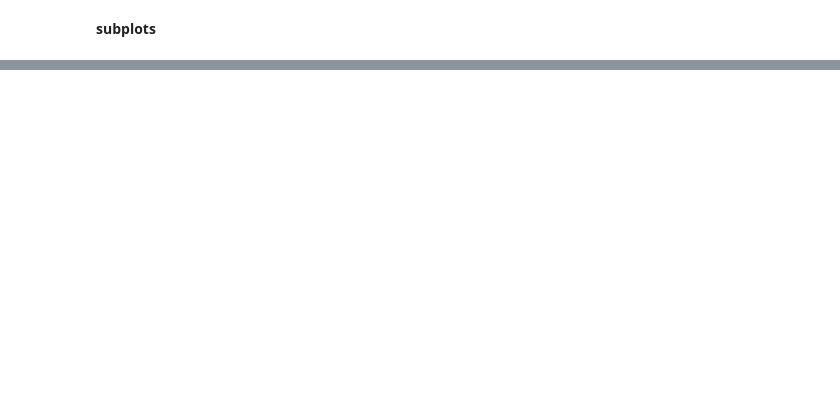
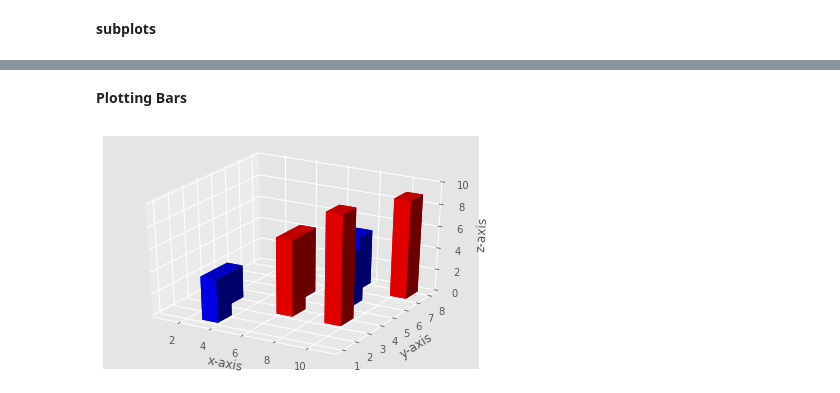
Before and after one commit to ArnabBasak/AnalyticsLabs_CaseStudies, a Jupyter notebook: Basic_Python/Data visualization .ipynb, the cells around one changed output, grey strips where cells are left out. Drawn from its saved outputs; the diff is of its cells as text; code cells hidden in the pictures; blank space fills up the shorter version.

```diff
--- a/Basic_Python/Data visualization .ipynb
+++ b/Basic_Python/Data visualization .ipynb
@@ -207,0 +315,41 @@ plt1
+# %% [markdown]
+<b> Plotting Bars </b>
+# %%
+# setting a custom style to use
+style.use('ggplot')
+
+# create a new figure for plotting
+fig = plt.figure()
+
+# create a new subplot on our figure
+ax1 = fig.add_subplot(111, projection='3d')
+
+# defining x, y, z co-ordinates for bar position
+x = [1,2,3,4,5,6,7,8,9,10]
+y = [4,3,1,6,5,3,7,5,3,7]
+z = np.zeros(10)
+
+# size of bars
+dx = np.ones(10)              # length along x-axis
+dy = np.ones(10)              # length along y-axs
+dz = [1,3,4,2,6,7,5,5,10,9]   # height of bar
+
+# setting color scheme
+color = []
+for h in dz:
+    if h > 5:
+        color.append('r')
+    else:
+        color.append('b')
+
+# plotting the bars
+ax1.bar3d(x, y, z, dx, dy, dz, color = color)
+
+# setting axes labels
+ax1.set_xlabel('x-axis')
+ax1.set_ylabel('y-axis')
+ax1.set_zlabel('z-axis')
+
+plt.show()
+# %% [output]
+[figure, added]
```
Also changed, not shown: parts of 21 cells of this notebook.
